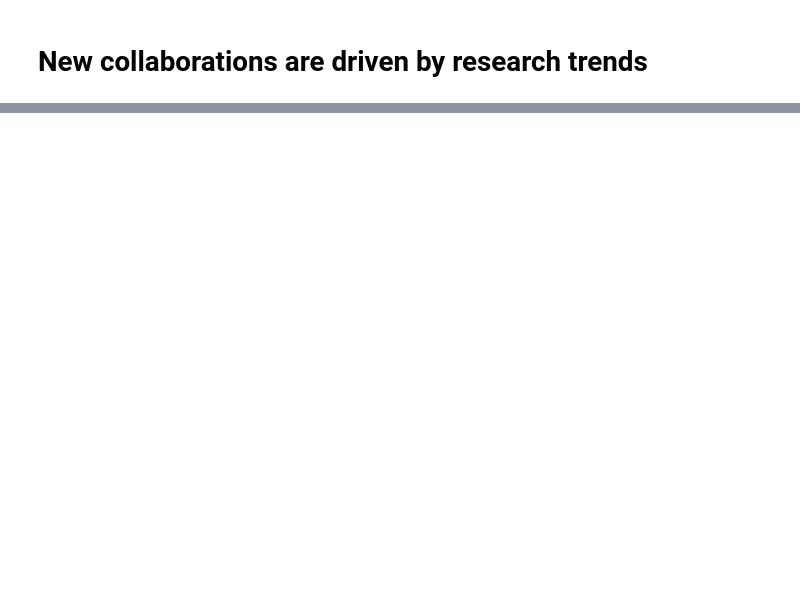
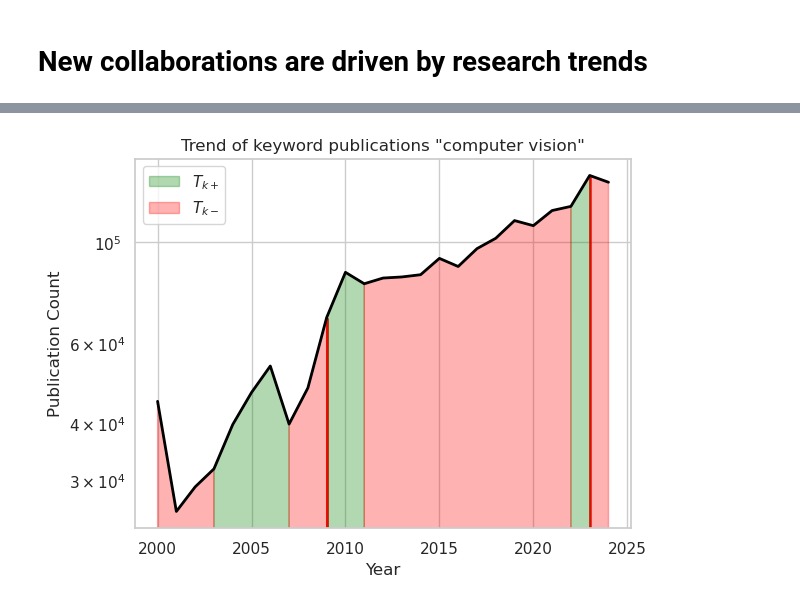
Before and after one commit to eutopia-collaboration-recommender/ecr-analytics, a Jupyter notebook: src/notebooks/06 - New collaborations are driven by research trends.ipynb, the cells around one changed output, grey strips where cells are left out. Saved outputs shown, nothing was run; the diff lists cells and outputs as text; code cells hidden in the pictures; blank space fills up the shorter version.

```diff
--- a/src/notebooks/06 - New collaborations are driven by research trends.ipynb
+++ b/src/notebooks/06 - New collaborations are driven by research trends.ipynb
@@ -52,6 +96,51 @@ df.head(5)
 # %%
 keyword = 'computer vision'
 df_keyword = df[df['article_keyword'] == keyword]
+# %%
+# Plot the main trend
+sns.lineplot(
+    data=df_keyword,
+    x='article_publication_year',
+    y='publication_count',
+    errorbar=None,
+    color='black',
+    linewidth=2
+)
+
+# Add shaded areas for positive and negative trends
+plt.fill_between(
+    df_keyword['article_publication_year'],
+    df_keyword['publication_count'],
+    where=df_keyword['is_trend_positive'],
+    interpolate=True,
+    color='green',
+    alpha=0.3,
+    label='$T_{k+}$'
+)
+
+plt.fill_between(
+    df_keyword['article_publication_year'],
+    df_keyword['publication_count'],
+    where=~df_keyword['is_trend_positive'],
+    interpolate=True,
+    color='red',
+    alpha=0.3,
+    label='$T_{k-}$'
+)
+
+# Add title and labels
+plt.title(f'Trend of keyword publications "{keyword}"')
+plt.xlabel('Year')
+plt.ylabel('Publication Count')
+plt.yscale('log')
+
+# Add legend
+plt.legend()
+
+# Show the plot
+plt.show()
+# %% [output]
+[figure, added]
 # %%
 # Visualize the trend of the keyword
 df_keyword = df_keyword.sort_values(by='article_publication_year')
```
Also changed, not shown: parts of 20 cells of this notebook, 8 other files.
